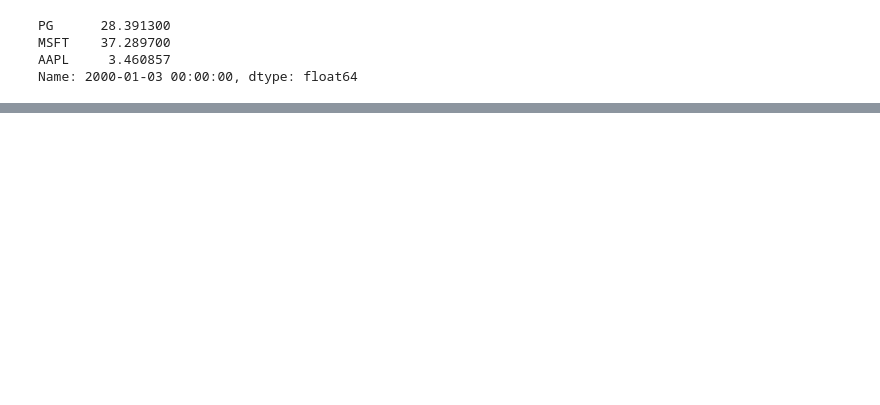
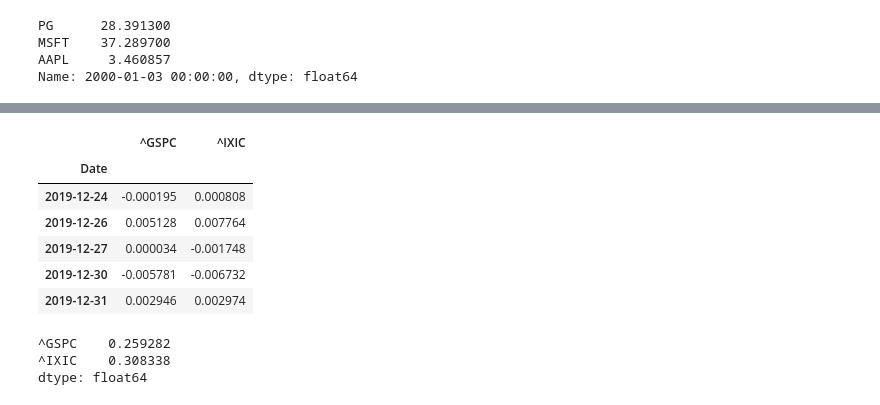
Before and after one commit to omeryesil/pyt-tutorials, a Jupyter notebook: pyt-in-finance/finance_calculating_rates_of_return.ipynb, the cells around one changed output, grey strips where cells are left out. Saved outputs shown, nothing was run; the diff lists cells and outputs as text; code cells hidden in the pictures; blank space fills up the shorter version.

```diff
--- a/pyt-in-finance/finance_calculating_rates_of_return.ipynb
+++ b/pyt-in-finance/finance_calculating_rates_of_return.ipynb
@@ -241,0 +352,18 @@ Name: 2000-01-03 00:00:00, dtype: float64
+# %%
+indicesReturns = (indices / indices.shift(1)) - 1
+indicesReturns.tail()
+# %% [output]
+|  | ^GSPC | ^IXIC |
+| Date |  |  |
+| 2019-12-24 | -0.000195 | 0.000808 |
+| 2019-12-26 | 0.005128 | 0.007764 |
+| 2019-12-27 | 0.000034 | -0.001748 |
+| 2019-12-30 | -0.005781 | -0.006732 |
+| 2019-12-31 | 0.002946 | 0.002974 |
+# %%
+indicesAnnualReturns = indicesReturns.mean() * 250 # Number of trading days in a year
+indicesAnnualReturns
+# %% [output]
+^GSPC    0.259282
+^IXIC    0.308338
+dtype: float64
```
Also changed, not shown: parts of 19 cells of this notebook.
